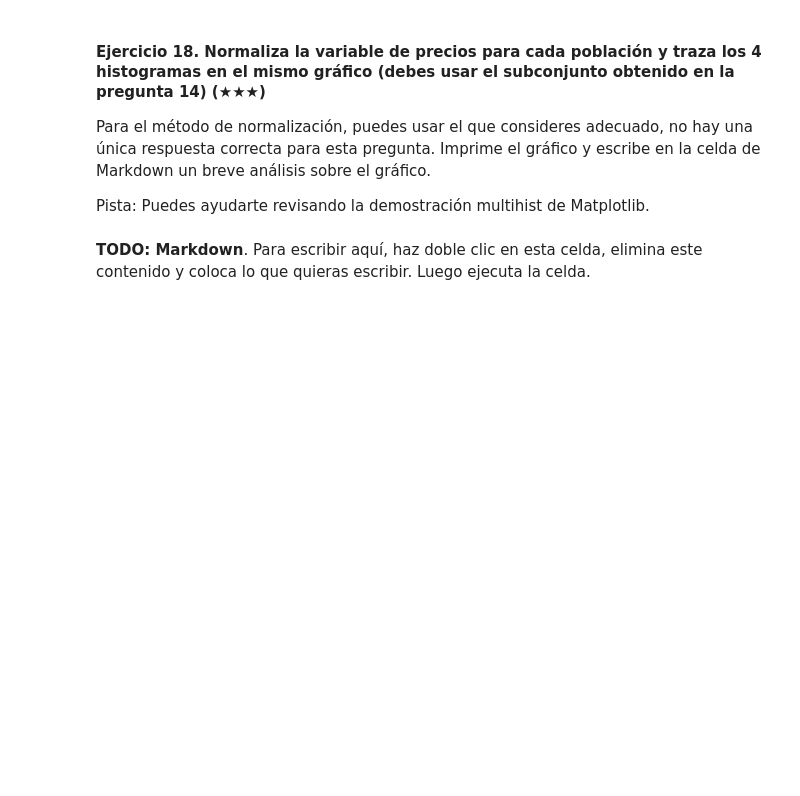
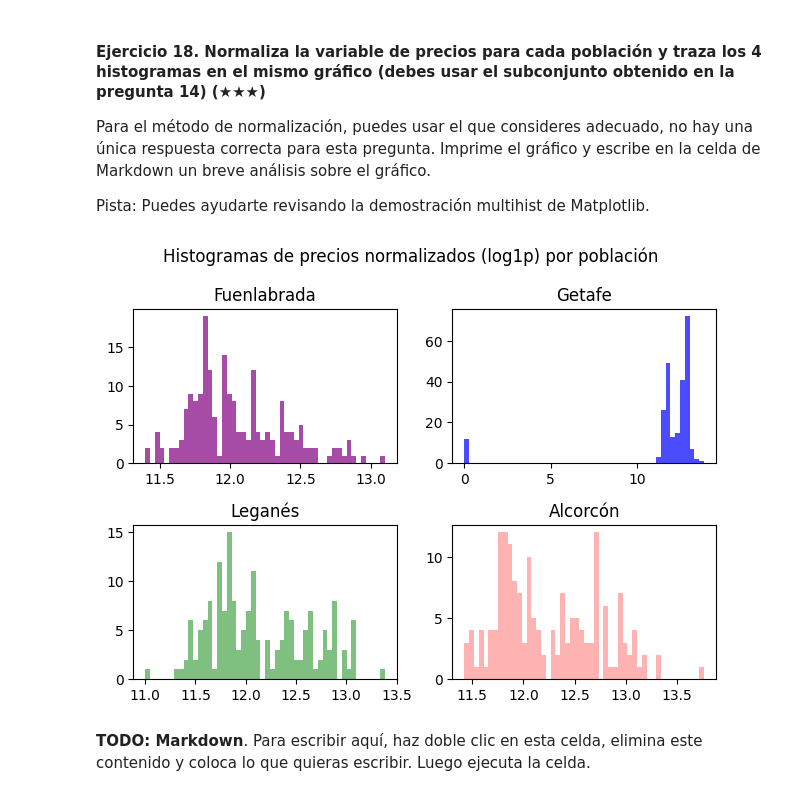
Before and after one commit to emecezeta/realestate-datacleanup-exercise, a Jupyter notebook: project.es.ipynb, the cells around one changed output. Saved outputs shown, nothing was run; the diff lists cells and outputs as text; code cells hidden in the pictures; blank space fills up the shorter version.

```diff
--- a/project.es.ipynb
+++ b/project.es.ipynb
@@ -318,4 +328,9 @@ ValueError: shape mismatch: objects cannot be broadcast to a single shape.  Mism
 
 Imprime ambos valores por cada variable.
 # %%
-# TODO
+media = cinturon_sur.groupby('level5')[['price','rooms','surface','bathrooms']].mean().round(2).reindex(subconjunto)
+print(media)
+varianza = cinturon_sur.groupby('level5')[['price','rooms','surface','bathrooms']].var().round(2).reindex(subconjunto)
+print(varianza)
+
+cs=cinturon_sur
@@ -332,7 +369,33 @@ Para el método de normalización, puedes usar el que consideres adecuado, no ha
 
 Pista: Puedes ayudarte revisando la demostración multihist de Matplotlib.
 # %%
-# TODO
+import numpy as np
+p1=cs[cs['level5']=='Fuenlabrada']
+p1
+p1_normalizado=np.log1p(p1['price'])
+
+
+p2=cs[cs['level5']=='Getafe']
+p2_normalizado=np.log1p(p2['price'])
+p3=cs[cs['level5']=='Leganés']
+p3_normalizado=np.log1p(p3['price'])
+p4=cs[cs['level5']=='Alcorcón']
+p4_normalizado=np.log1p(p4['price'])
+
+fig, ax =plt.subplots(2,2)
+ax[0,0].hist(p1_normalizado, bins=50, alpha = 0.7, color='purple')
+ax[0,0].set_title('Fuenlabrada')
+ax[0,1].set_title('Getafe')
+ax[1,0].set_title('Leganés')
+ax[1,1].set_title('Alcorcón')
+ax[0,1].hist(p2_normalizado, bins=50, alpha = 0.7, color='blue')
+ax[1,0].hist(p3_normalizado, bins=50, alpha = 0.5, color='green')
+ax[1,1].hist(p4_normalizado, bins=50, alpha = 0.3, color='red')
+plt.suptitle('Histogramas de precios normalizados (log1p) por población')
+plt.tight_layout()
+plt.show()
+# %% [output]
+[figure, added]
 # %% [markdown]
 **TODO: Markdown**. Para escribir aquí, haz doble clic en esta celda, elimina este contenido y coloca lo que quieras escribir. Luego ejecuta la celda.
 # %% [markdown]
```
Also changed, not shown: parts of 11 cells of this notebook.
